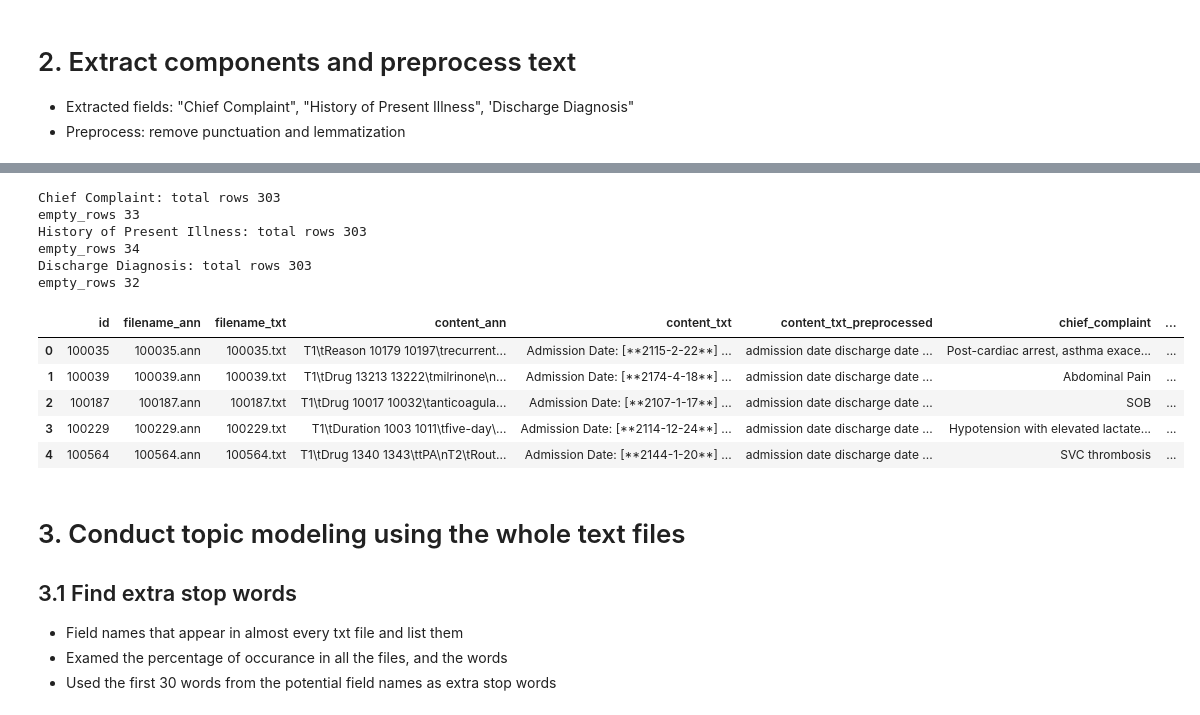
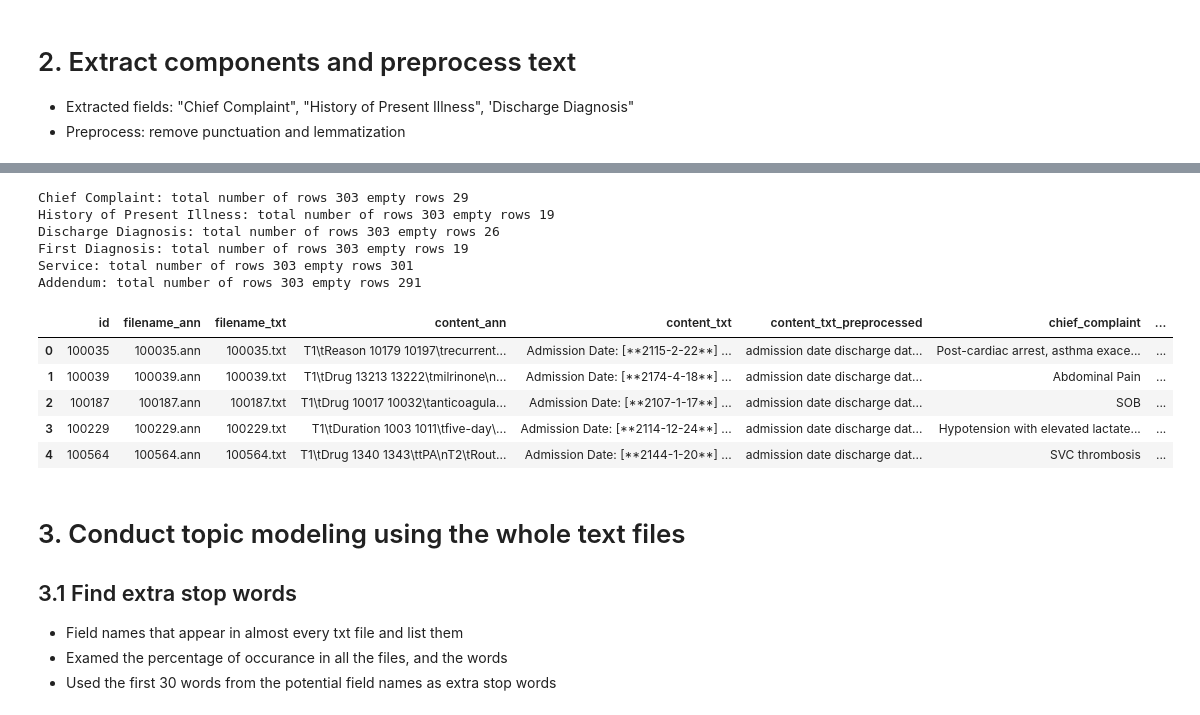
Before and after one commit to sindhri/topic_modeling, a Jupyter notebook: topic_modeling_grid.ipynb, the cells around one changed output, grey strips where cells are left out. Drawn from its saved outputs; the diff is of its cells as text; code cells hidden in the pictures.

Commit message:
changed to a new way of extract components

```diff
--- a/topic_modeling_grid.ipynb
+++ b/topic_modeling_grid.ipynb
@@ -412,0 +502,3 @@ df.head()
+# %%
+df = df.iloc[:,0:6]
+df.head()
@@ -412,0 +512,7 @@ df.head()
+# %%
+df = extract_by_keyword_emptyline_df(df, 'Chief Complaint')
+df = extract_by_keyword_emptyline_df(df, 'History of Present Illness')
+df = extract_by_keyword_emptyline_df(df, 'Discharge Diagnosis')
+df = extract_first_diagnosis_df_clean(df)
+df = extract_by_keyword_emptyline_df(df, 'Service:')
+df = extract_by_keyword_emptyline_df(df, 'Addendum:')
@@ -413,22 +529,25 @@ df.head()
 # %%
 # Extract and clean several important fields from the original text
 df = extract_content_of_interest_df_clean(df, 'Chief Complaint:')
 df = extract_content_of_interest_df_clean(df, 'History of Present Illness:')
 df = extract_content_of_interest_df_clean(df, 'Discharge Diagnosis:')
+df = extract_first_diagnosis_df_clean(df)
+df = extract_content_of_interest_df_clean(df, 'Service:')
+df = extract_content_of_interest_df_clean(df, 'Addendum:')
 df.head()
 # %% [output]
-Chief Complaint: total rows 303
-empty_rows 33
-History of Present Illness: total rows 303
-empty_rows 34
-Discharge Diagnosis: total rows 303
-empty_rows 32
+Chief Complaint: total number of rows 303 empty rows 29
+History of Present Illness: total number of rows 303 empty rows 19
+Discharge Diagnosis: total number of rows 303 empty rows 26
+First Diagnosis: total number of rows 303 empty rows 19
+Service: total number of rows 303 empty rows 301
+Addendum: total number of rows 303 empty rows 291
 |  | id | filename_ann | filename_txt | content_ann | content_txt | content_txt_preprocessed | chief_complaint | ... |
-| 0 | 100035 | 100035.ann | 100035.txt | T1\tReason 10179 10197\trecurrent... | Admission Date: [**2115-2-22**] ... | admission date discharge date ... | Post-cardiac arrest, asthma exace... | ... |
-| 1 | 100039 | 100039.ann | 100039.txt | T1\tDrug 13213 13222\tmilrinone\n... | Admission Date: [**2174-4-18**] ... | admission date discharge date ... | Abdominal Pain | ... |
-| 2 | 100187 | 100187.ann | 100187.txt | T1\tDrug 10017 10032\tanticoagula... | Admission Date: [**2107-1-17**] ... | admission date discharge date ... | SOB | ... |
-| 3 | 100229 | 100229.ann | 100229.txt | T1\tDuration 1003 1011\tfive-day\... | Admission Date: [**2114-12-24**] ... | admission date discharge date ... | Hypotension with elevated lactate... | ... |
-| 4 | 100564 | 100564.ann | 100564.txt | T1\tDrug 1340 1343\ttPA\nT2\tRout... | Admission Date: [**2144-1-20**] ... | admission date discharge date ... | SVC thrombosis | ... |
+| 0 | 100035 | 100035.ann | 100035.txt | T1\tReason 10179 10197\trecurrent... | Admission Date: [**2115-2-22**] ... | admission date discharge dat... | Post-cardiac arrest, asthma exace... | ... |
+| 1 | 100039 | 100039.ann | 100039.txt | T1\tDrug 13213 13222\tmilrinone\n... | Admission Date: [**2174-4-18**] ... | admission date discharge dat... | Abdominal Pain | ... |
+| 2 | 100187 | 100187.ann | 100187.txt | T1\tDrug 10017 10032\tanticoagula... | Admission Date: [**2107-1-17**] ... | admission date discharge dat... | SOB | ... |
+| 3 | 100229 | 100229.ann | 100229.txt | T1\tDuration 1003 1011\tfive-day\... | Admission Date: [**2114-12-24**] ... | admission date discharge dat... | Hypotension with elevated lactate... | ... |
+| 4 | 100564 | 100564.ann | 100564.txt | T1\tDrug 1340 1343\ttPA\nT2\tRout... | Admission Date: [**2144-1-20**] ... | admission date discharge dat... | SVC thrombosis | ... |
 # %% [markdown]
 # 3. Conduct topic modeling using the whole text files
 ## 3.1 Find extra stop words
```
Also changed, not shown: parts of 15 cells of this notebook.
